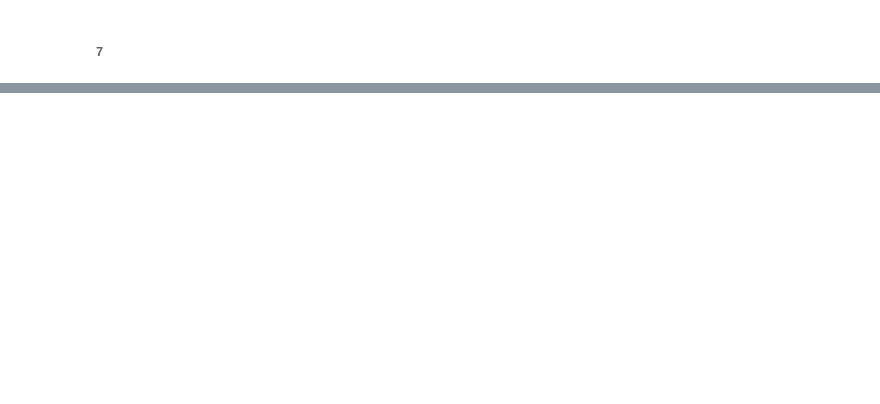
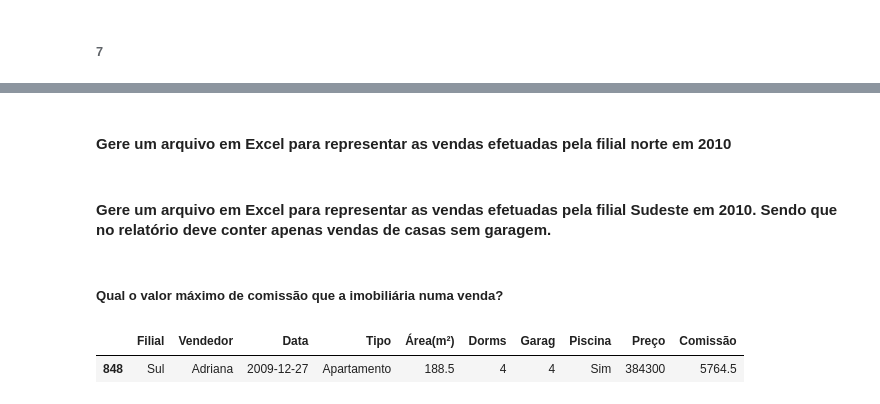
Before and after one commit to lulcssilva/fundamentos-bigData-Python-Senai, a Jupyter notebook: aula6ex2.ipynb, the cells around one changed output, grey strips where cells are left out. Saved outputs shown, nothing was run; the diff lists cells and outputs as text; code cells hidden in the pictures; blank space fills up the shorter version.

```diff
--- a/aula6ex2.ipynb
+++ b/aula6ex2.ipynb
@@ -76,0 +263,2 @@ df_final.to_excel(caminho+arquivo)
+# %% [markdown]
+#### Gere um arquivo em Excel para representar as vendas efetuadas pela filial norte em 2010
@@ -76,0 +276,2 @@ df_final.to_excel(caminho+arquivo)
+# %% [markdown]
+#### Gere um arquivo em Excel para representar as vendas efetuadas pela filial Sudeste em 2010. Sendo que no relatório deve conter apenas vendas de casas sem garagem.
@@ -76,0 +292,8 @@ df_final.to_excel(caminho+arquivo)
+# %% [markdown]
+##### Qual o valor máximo de comissão que a imobiliária numa venda?
+# %%
+# Este código vai filtrar a tabela considerando o maior valor de comissão pago pela função imobiliaria, por meio da função max()
+df [df['Comissão'] == df['Comissão'].max()]
+# %% [output]
+|  | Filial | Vendedor | Data | Tipo | Área(m²) | Dorms | Garag | Piscina | Preço | Comissão |
+| 848 | Sul | Adriana | 2009-12-27 | Apartamento | 188.5 | 4 | 4 | Sim | 384300 | 5764.5 |
```
Also changed, not shown: parts of 23 cells of this notebook.
